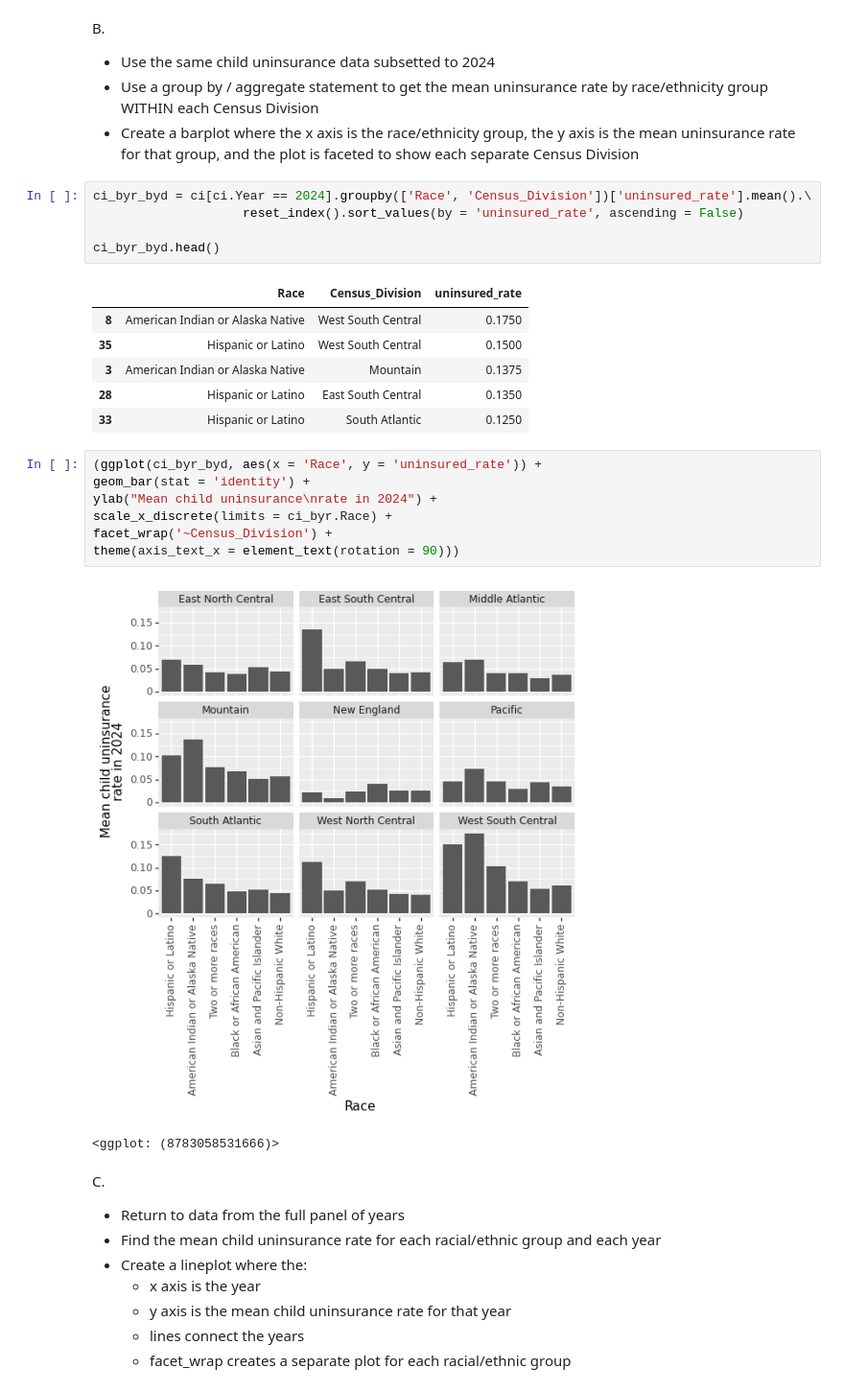
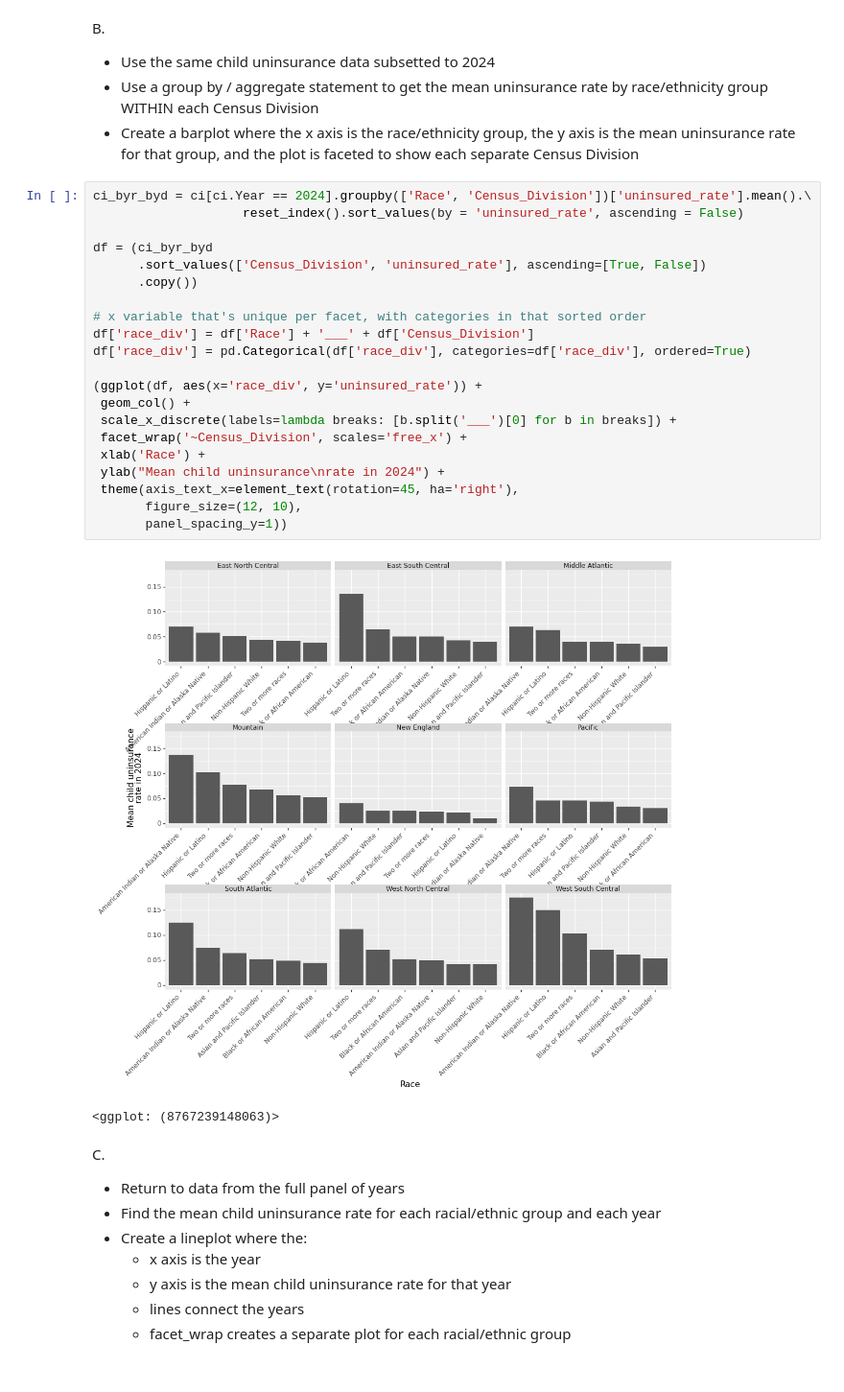
Before and after one commit to rebeccajohnson88/PPOL5203_fall2026, a Jupyter notebook: activities/_week8_activity_solutions.ipynb, the cells around one changed output. Shown at 96% size. Cells and saved outputs as stored; diff of their text form.

```diff
--- a/activities/_week8_activity_solutions.ipynb
+++ b/activities/_week8_activity_solutions.ipynb
@@ -107,25 +107,27 @@ B.
 # %%
 ci_byr_byd = ci[ci.Year == 2024].groupby(['Race', 'Census_Division'])['uninsured_rate'].mean().\
                     reset_index().sort_values(by = 'uninsured_rate', ascending = False)
 
-ci_byr_byd.head()
+df = (ci_byr_byd
+      .sort_values(['Census_Division', 'uninsured_rate'], ascending=[True, False])
+      .copy())
+
+# x variable that's unique per facet, with categories in that sorted order
+df['race_div'] = df['Race'] + '___' + df['Census_Division']
+df['race_div'] = pd.Categorical(df['race_div'], categories=df['race_div'], ordered=True)
+
+(ggplot(df, aes(x='race_div', y='uninsured_rate')) +
+ geom_col() +
+ scale_x_discrete(labels=lambda breaks: [b.split('___')[0] for b in breaks]) +
+ facet_wrap('~Census_Division', scales='free_x') +
+ xlab('Race') +
+ ylab("Mean child uninsurance\nrate in 2024") +
+ theme(axis_text_x=element_text(rotation=45, ha='right'),
+       figure_size=(12, 10),
+       panel_spacing_y=1))
 # %% [output]
-|  | Race | Census_Division | uninsured_rate |
-| 8 | American Indian or Alaska Native | West South Central | 0.1750 |
-| 35 | Hispanic or Latino | West South Central | 0.1500 |
-| 3 | American Indian or Alaska Native | Mountain | 0.1375 |
-| 28 | Hispanic or Latino | East South Central | 0.1350 |
-| 33 | Hispanic or Latino | South Atlantic | 0.1250 |
+[figure, added]
+<ggplot: (8767239148063)>
-# %%
-(ggplot(ci_byr_byd, aes(x = 'Race', y = 'uninsured_rate')) +
-geom_bar(stat = 'identity') +
-ylab("Mean child uninsurance\nrate in 2024") +
-scale_x_discrete(limits = ci_byr.Race) +
-facet_wrap('~Census_Division') +
-theme(axis_text_x = element_text(rotation = 90)))
-# %% [output]
-[figure, removed]
-<ggplot: (8783058531666)>
 # %% [markdown]
 C.
 
```
Also changed, not shown: parts of 7 cells of this notebook, 14 other files.
